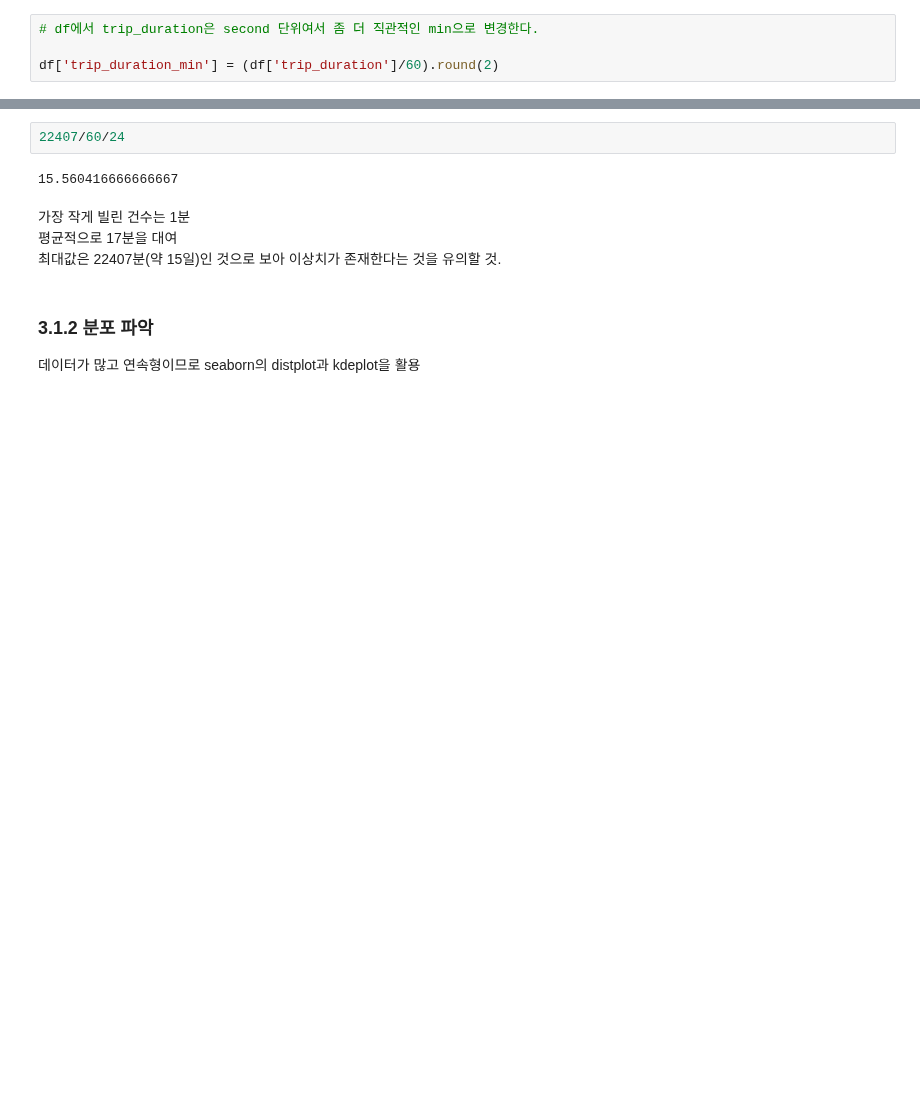
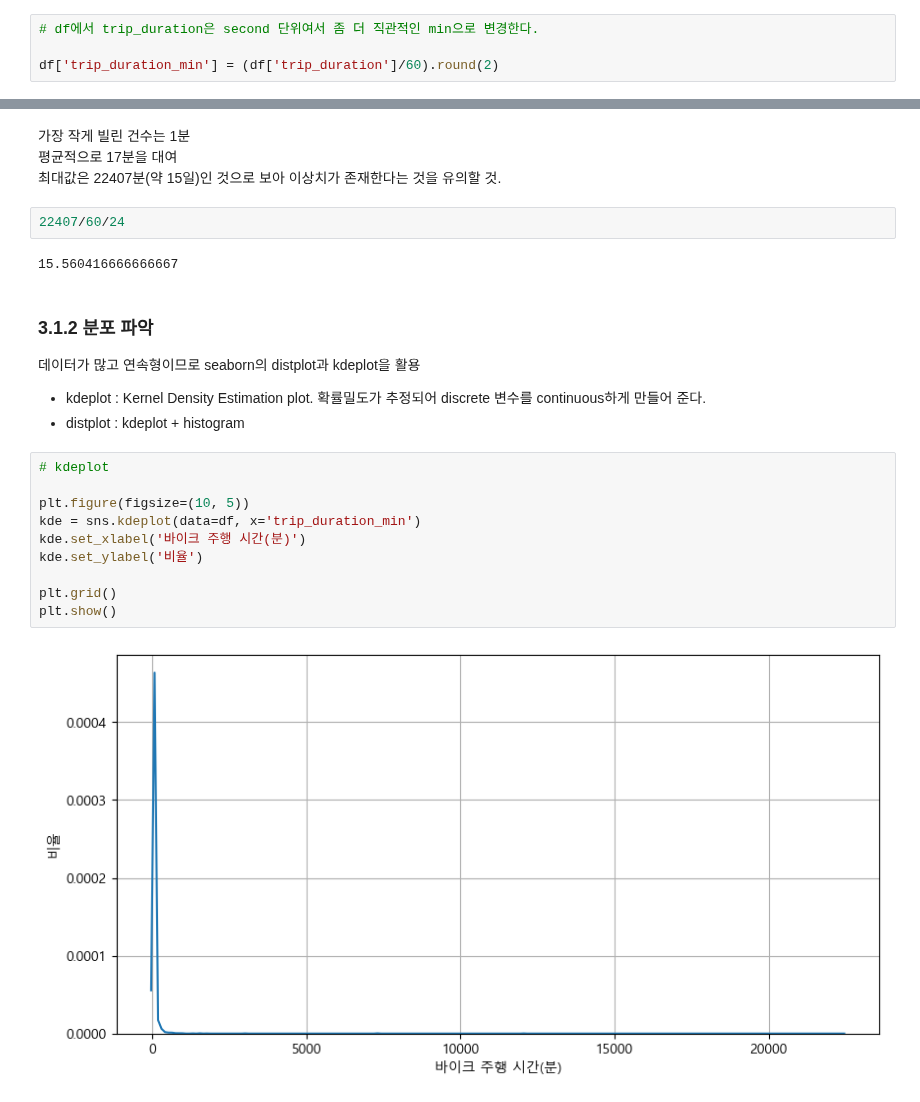
Before and after one commit to tiod0611/practice_language, a Jupyter notebook: python/시각화/초심자를_위한_데이터_시각화/notebook.ipynb, the cells around one changed output, grey strips where cells are left out. Drawn from its saved outputs; the diff is of its cells as text; blank space fills up the shorter version.

```diff
--- a/python/시각화/초심자를_위한_데이터_시각화/notebook.ipynb
+++ b/python/시각화/초심자를_위한_데이터_시각화/notebook.ipynb
@@ -155,13 +155,28 @@ max      22407.70
 Name: trip_duration_min, dtype: float64
+# %% [markdown]
+가장 작게 빌린 건수는 1분
+평균적으로 17분을 대여
+최대값은 22407분(약 15일)인 것으로 보아 이상치가 존재한다는 것을 유의할 것.
 # %%
 22407/60/24
 # %% [output]
 15.560416666666667
-# %% [markdown]
-가장 작게 빌린 건수는 1분
-평균적으로 17분을 대여
-최대값은 22407분(약 15일)인 것으로 보아 이상치가 존재한다는 것을 유의할 것.
 # %% [markdown]
 ### 3.1.2 분포 파악
 
 데이터가 많고 연속형이므로 seaborn의 distplot과 kdeplot을 활용
++ kdeplot : Kernel Density Estimation plot.
+    확률밀도가 추정되어 discrete 변수를 continuous하게 만들어 준다.
++ distplot : kdeplot + histogram
+# %%
+# kdeplot
+
+plt.figure(figsize=(10, 5))
+kde = sns.kdeplot(data=df, x='trip_duration_min')
+kde.set_xlabel('바이크 주행 시간(분)')
+kde.set_ylabel('비율')
+
+plt.grid()
+plt.show()
+# %% [output]
+[figure, added]
```
Also changed, not shown: parts of 18 cells of this notebook.
